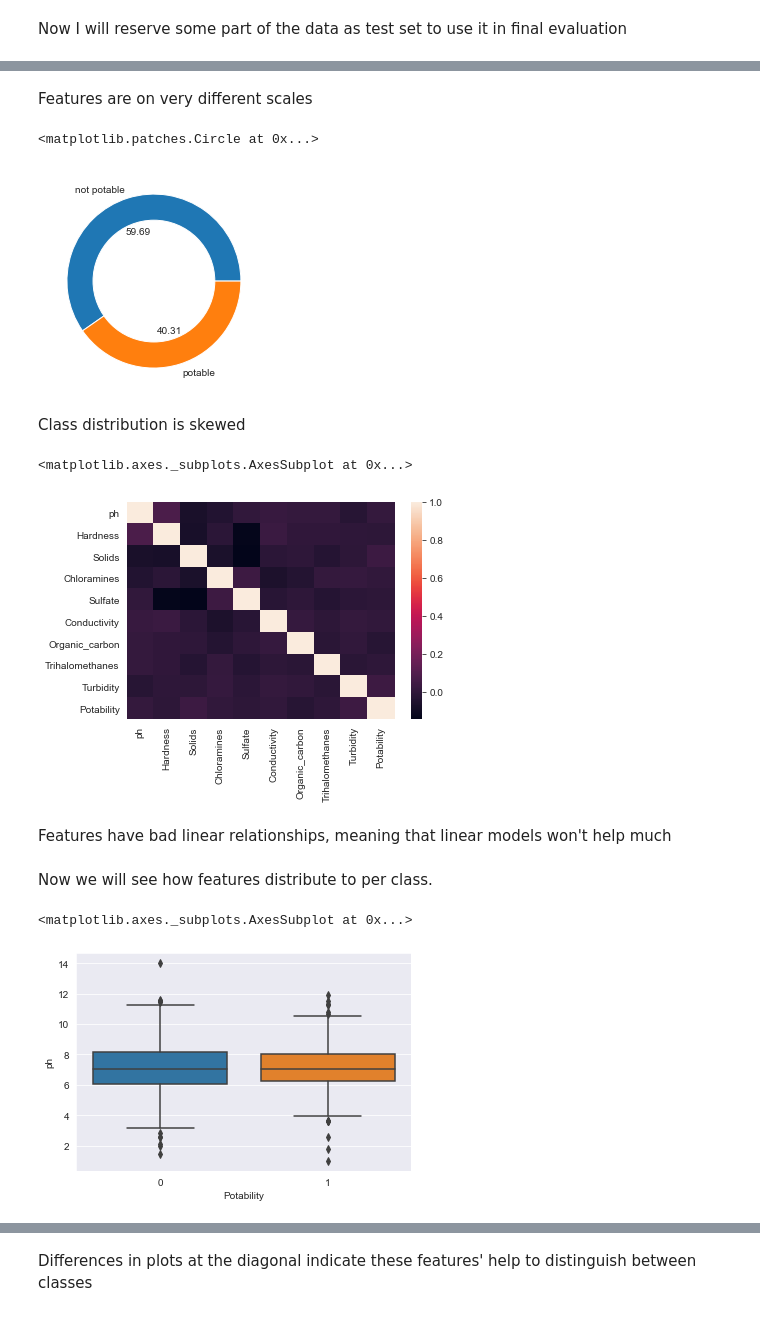
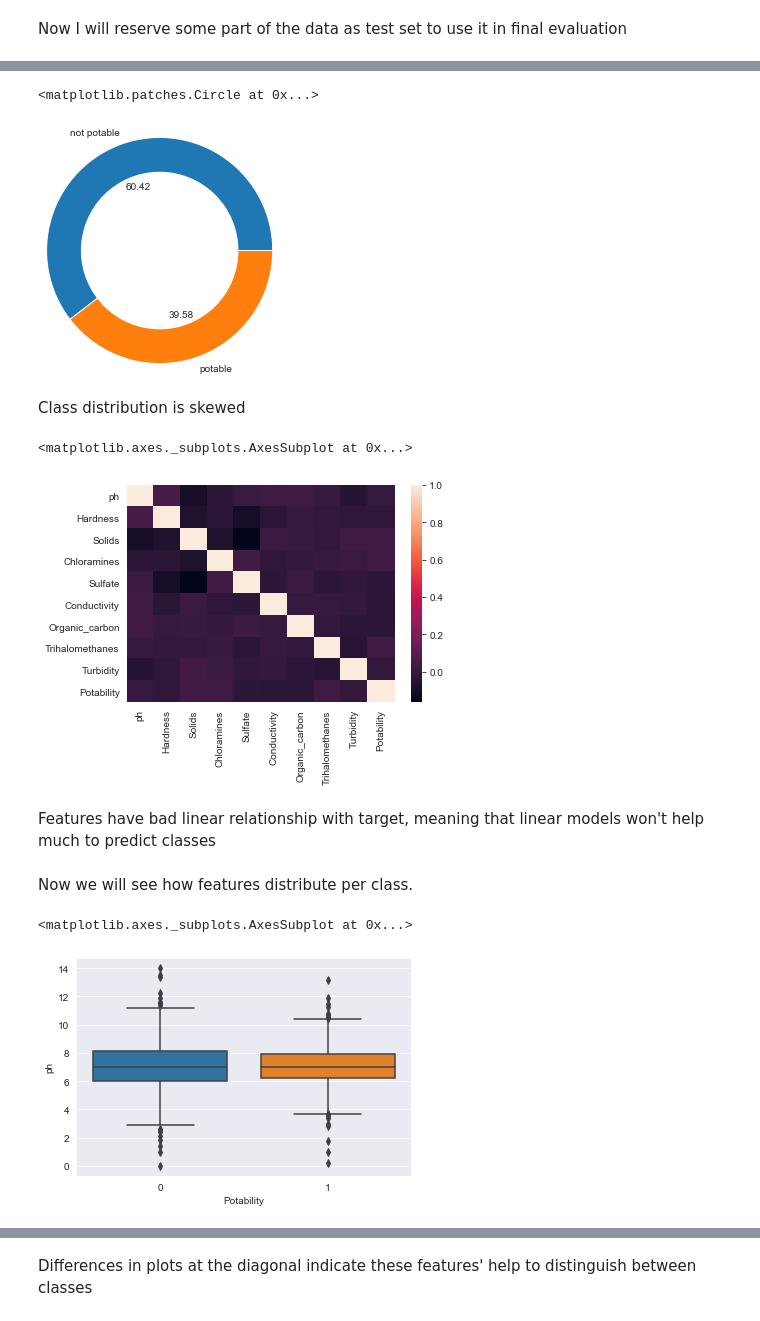
Before and after one commit to tolgarecep/water-quality, a Jupyter notebook: water_potability.ipynb, the cells around one changed output, grey strips where cells are left out. Drawn from its saved outputs; the diff is of its cells as text; code cells hidden in the pictures.

```diff
--- a/water_potability.ipynb
+++ b/water_potability.ipynb
@@ -21,2 +18,0 @@ Handling missing data by simply dropping the samples with any NaN value
-# %%
-water.dropna(axis=0, inplace=True)
@@ -60,27 +74,29 @@ data.describe()
-# %% [markdown]
-Features are on very different scales
+# %%
+from sklearn.model_selection import train_test_split
+water_train, water_test = train_test_split(water, test_size=0.20, random_state=0)
+water = water_train.copy()
 # %%
-plt.pie(data.Potability.value_counts(), labels=['not potable','potable'], autopct='%.2f')
-white_circle = plt.Circle( (0,0), 0.7, color='white')
+plt.pie(water.Potability.value_counts(), labels=['not potable','potable'], autopct='%.2f', radius=1.3)
+white_circle = plt.Circle((0,0), 0.9, color='white')
 plt.gcf().gca().add_artist(white_circle)
 # %% [output]
 <matplotlib.patches.Circle at 0x...>
-[figure, old version]
+[figure, new version]
 # %% [markdown]
 Class distribution is skewed
 # %%
-corr = data.corr()
+corr = water.corr()
 sns.heatmap(corr)
 # %% [output]
 <matplotlib.axes._subplots.AxesSubplot at 0x...>
-[figure, old version]
+[figure, new version]
 # %% [markdown]
-Features have bad linear relationships, meaning that linear models won't help much
+Features have bad linear relationship with target, meaning that linear models won't help much to predict classes
 # %% [markdown]
-Now we will see how features distribute to per class.
+Now we will see how features distribute per class.
 # %%
-sns.boxplot(data=data, x='Potability', y='ph')
+sns.boxplot(data=water, x='Potability', y='ph')
 # %% [output]
 <matplotlib.axes._subplots.AxesSubplot at 0x...>
-[figure, old version]
+[figure, new version]
 # %%
```
Also changed, not shown: parts of 35 cells of this notebook.
